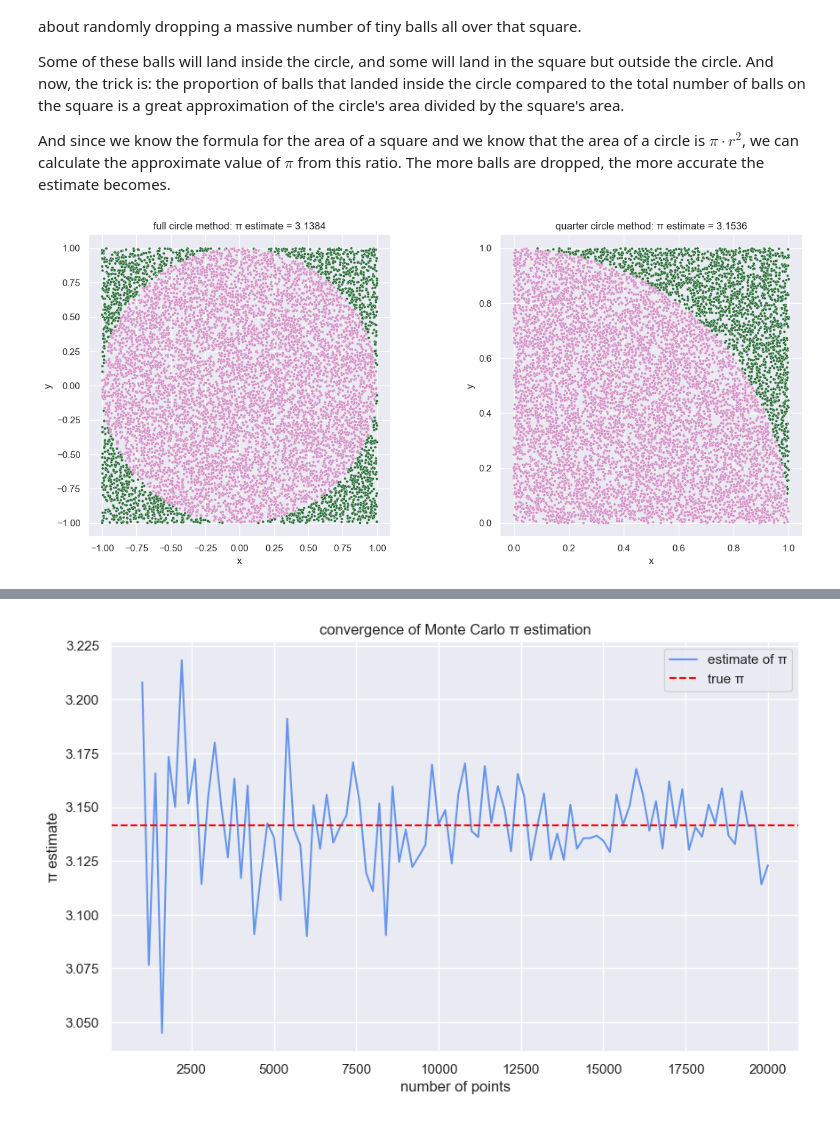
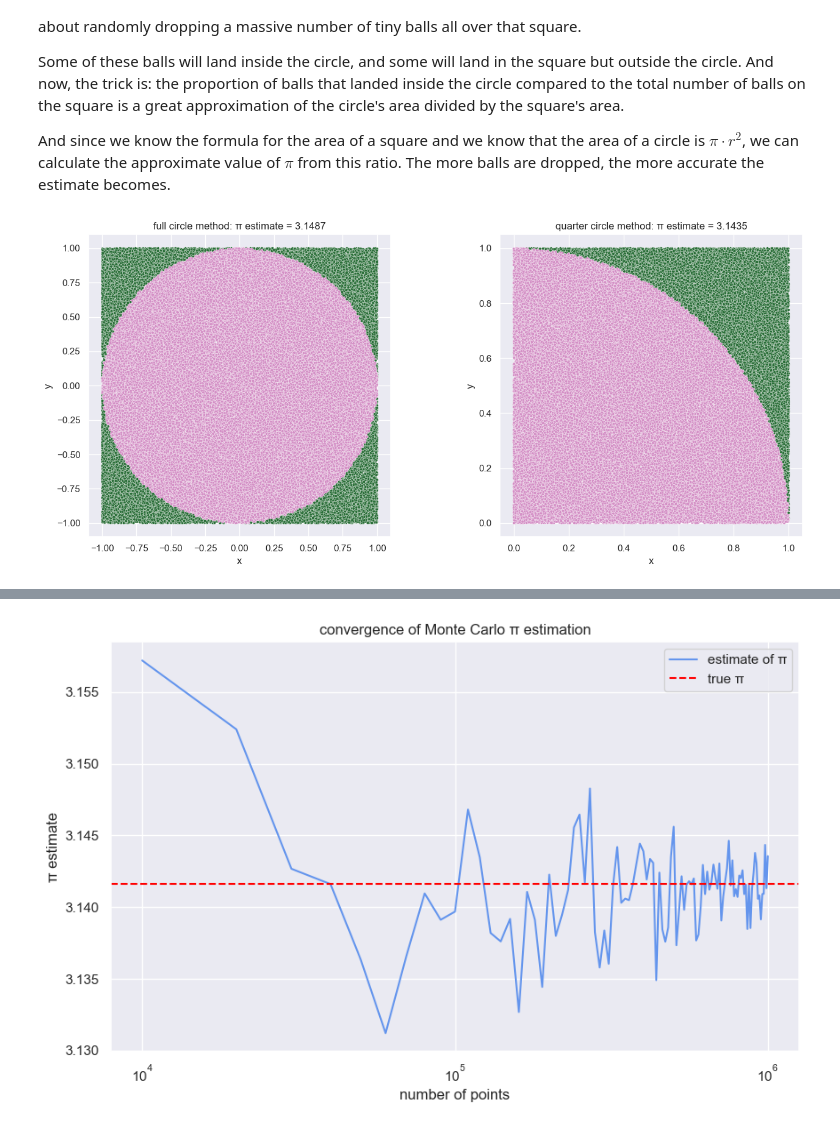
Before and after one commit to 404brtk/notebooks, a Jupyter notebook: monte-carlo.ipynb, the cells around one changed output, grey strips where cells are left out. Cells and saved outputs as stored; diff of their text form; code cells hidden in the pictures.

```diff
--- a/monte-carlo.ipynb
+++ b/monte-carlo.ipynb
@@ -247,8 +249,6 @@ Some of these balls will land inside the circle, and some will land in the squar
 
 And since we know the formula for the area of a square and we know that the area of a circle is $\pi \cdot r^2$, we can calculate the approximate value of $\pi$ from this ratio. The more balls are dropped, the more accurate the estimate becomes.
 # %%
-sns.set(style="darkgrid")
-
 def estimate_pi_full_circle(n_points):
 
     x = np.random.uniform(-1, 1, n_points)
@@ -261,42 +261,42 @@ def estimate_pi_full_circle(n_points):
 def estimate_pi_quarter_circle(n_points):
 
     x = np.random.uniform(0, 1, n_points)
     y = np.random.uniform(0, 1, n_points)
     inside_circle = x**2 + y**2 <= 1
     pi_estimate = 4 * np.sum(inside_circle) / n_points
     return pi_estimate, inside_circle, x, y
 
-n_points_scatter = 10000
+n_points_scatter = 100000
 
 pi_full, inside_full, x_full, y_full = estimate_pi_full_circle(n_points_scatter)
 data_full_scatter = pd.DataFrame({'x': x_full, 'y': y_full, 'inside': inside_full})
 
 pi_quarter, inside_quarter, x_quarter, y_quarter = estimate_pi_quarter_circle(n_points_scatter)
 data_quarter_scatter = pd.DataFrame({'x': x_quarter, 'y': y_quarter, 'inside': inside_quarter})
 
 fig, axes = plt.subplots(1, 2, figsize=(14, 6))
 
 sns.scatterplot(data=data_full_scatter, x='x', y='y', hue='inside',
                 palette='cubehelix', ax=axes[0], s=10, legend=False)
 axes[0].set_title(f'full circle method: π estimate = {pi_full:.4f}')
 axes[0].set_aspect('equal', adjustable='box')
 
 sns.scatterplot(data=data_quarter_scatter, x='x', y='y', hue='inside',
                 palette='cubehelix', ax=axes[1], s=10, legend=False)
 axes[1].set_title(f'quarter circle method: π estimate = {pi_quarter:.4f}')
 axes[1].set_aspect('equal', adjustable='box')
 
 plt.tight_layout()
 plt.show()
 # %% [output]
-[figure, old version]
+[figure, new version]
 # %% [markdown]
 ![Pi Estimation Animation](./images/pi_estimation.gif "Monte Carlo Pi Estimation")
 # %%
-max_points_convergence = 20000
-step_convergence = 200
+max_points_convergence = 1000000
+step_convergence = 10000
 
-n_values = range(step, max_points_convergence + 1, step_convergence)
+n_values = range(step_convergence, max_points_convergence + 1, step_convergence)
 estimates = []
 for n in n_values:
     pi_est, _, _, _ = estimate_pi_full_circle(n)
@@ -307,12 +307,12 @@ plt.plot(n_values, estimates, label='estimate of π', color='cornflowerblue')
 plt.axhline(np.pi, color='red', linestyle='--', label='true π')
 plt.xlabel('number of points')
 plt.ylabel('π estimate')
+plt.xscale('log')
 plt.title(f'convergence of Monte Carlo π estimation')
 plt.legend()
-plt.grid(True)
 plt.show()
 # %% [output]
-[figure, old version]
+[figure, new version]
 # %%
 n_simulations_dist = 2000
 points_per_sim_dist = 1000 # number of points for each pi estimation in the distribution
```
Also changed, not shown: parts of 8 cells of this notebook.
